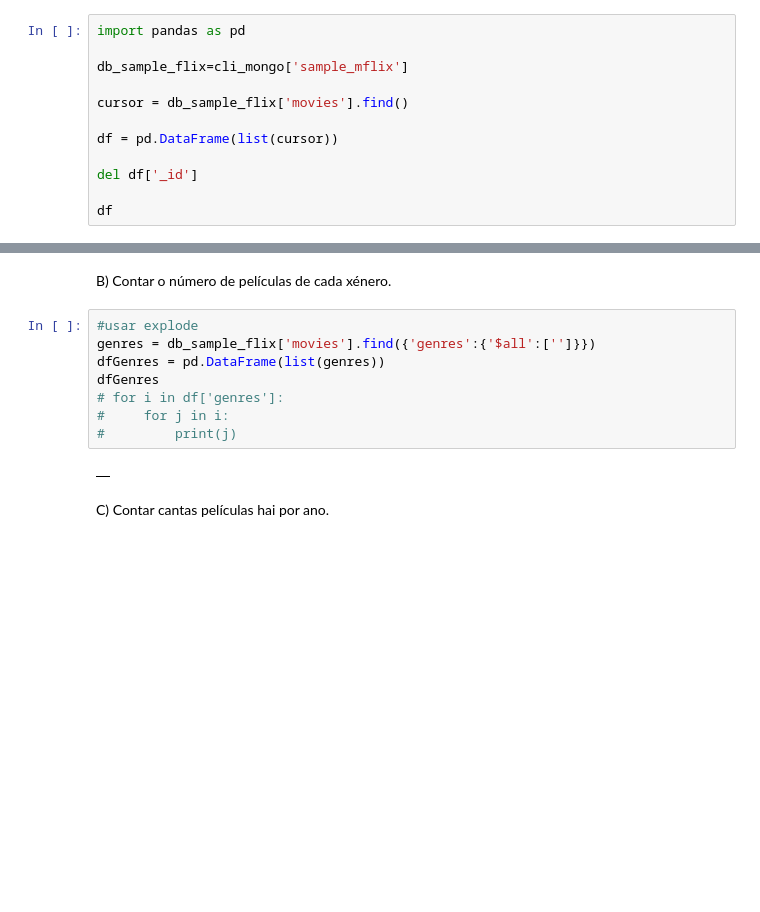
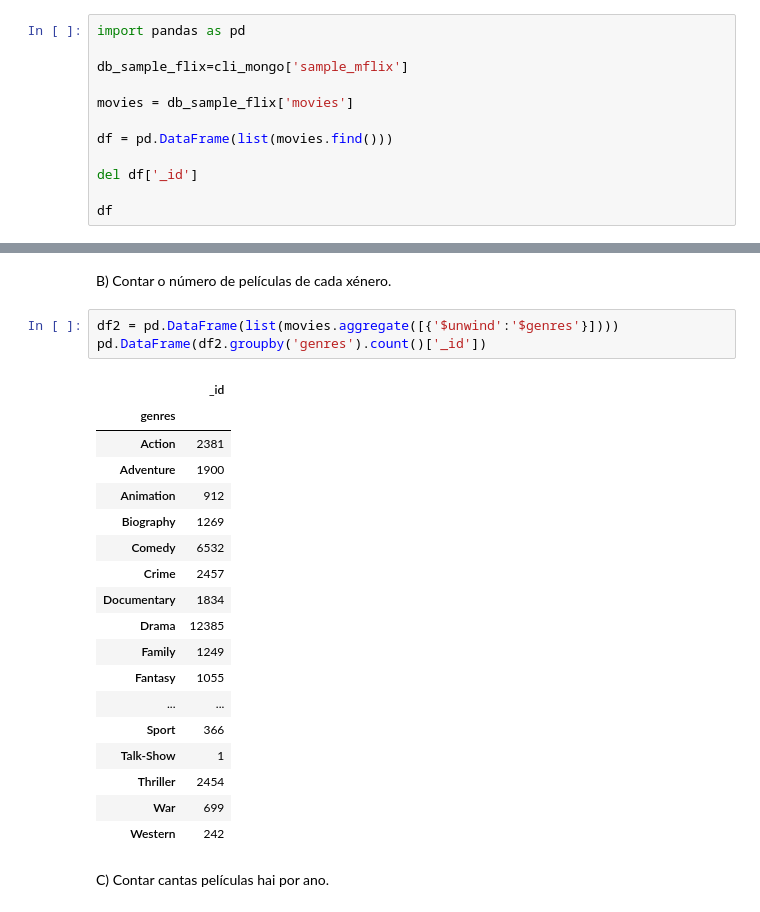
Before and after one commit to OscarToorres/BigData-IA, a Jupyter notebook: SBD/T3_2.ipynb, the cells around one changed output, grey strips where cells are left out. Cells and saved outputs as stored; diff of their text form; blank space fills up the shorter version.

```diff
--- a/SBD/T3_2.ipynb
+++ b/SBD/T3_2.ipynb
@@ -38,9 +38,9 @@ import pandas as pd
 
 db_sample_flix=cli_mongo['sample_mflix']
 
-cursor = db_sample_flix['movies'].find()
+movies = db_sample_flix['movies']
 
-df = pd.DataFrame(list(cursor))
+df = pd.DataFrame(list(movies.find()))
 
 del df['_id']
 
@@ -69,15 +77,27 @@ len(df)
 21349
 # %% [markdown]
 B) Contar o número de películas de cada xénero.
-# %%
-#usar explode
-genres = db_sample_flix['movies'].find({'genres':{'$all':['']}})
-dfGenres = pd.DataFrame(list(genres))
-dfGenres
-# for i in df['genres']:
-#     for j in i:
-#         print(j)
-# %% [output]
-|  |
+# %%
+df2 = pd.DataFrame(list(movies.aggregate([{'$unwind':'$genres'}])))
+pd.DataFrame(df2.groupby('genres').count()['_id'])
+# %% [output]
+|  | _id |
+| genres |  |
+| Action | 2381 |
+| Adventure | 1900 |
+| Animation | 912 |
+| Biography | 1269 |
+| Comedy | 6532 |
+| Crime | 2457 |
+| Documentary | 1834 |
+| Drama | 12385 |
+| Family | 1249 |
+| Fantasy | 1055 |
+| ... | ... |
+| Sport | 366 |
+| Talk-Show | 1 |
+| Thriller | 2454 |
+| War | 699 |
+| Western | 242 |
 # %% [markdown]
 C) Contar cantas películas hai por ano.
```
Also changed, not shown: parts of 10 cells of this notebook, 1 other file.
